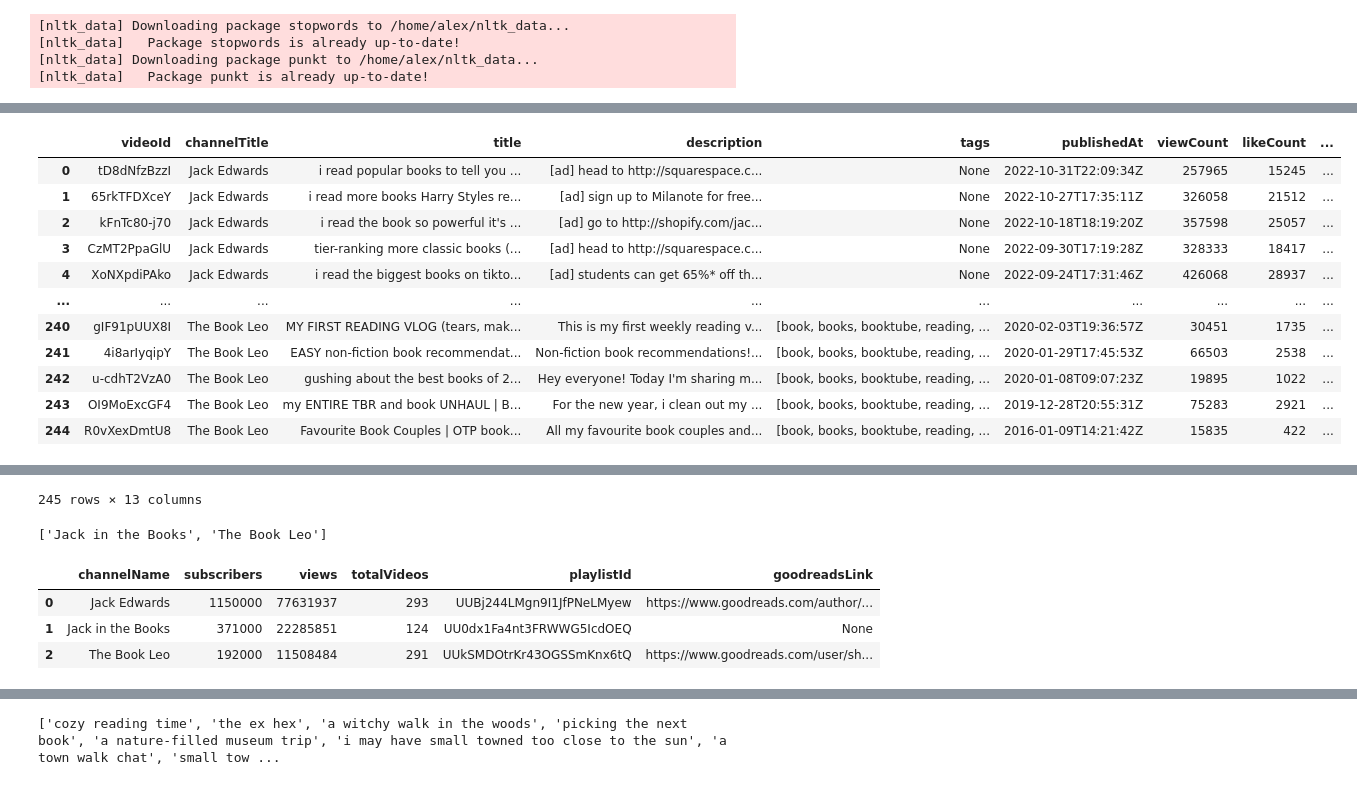
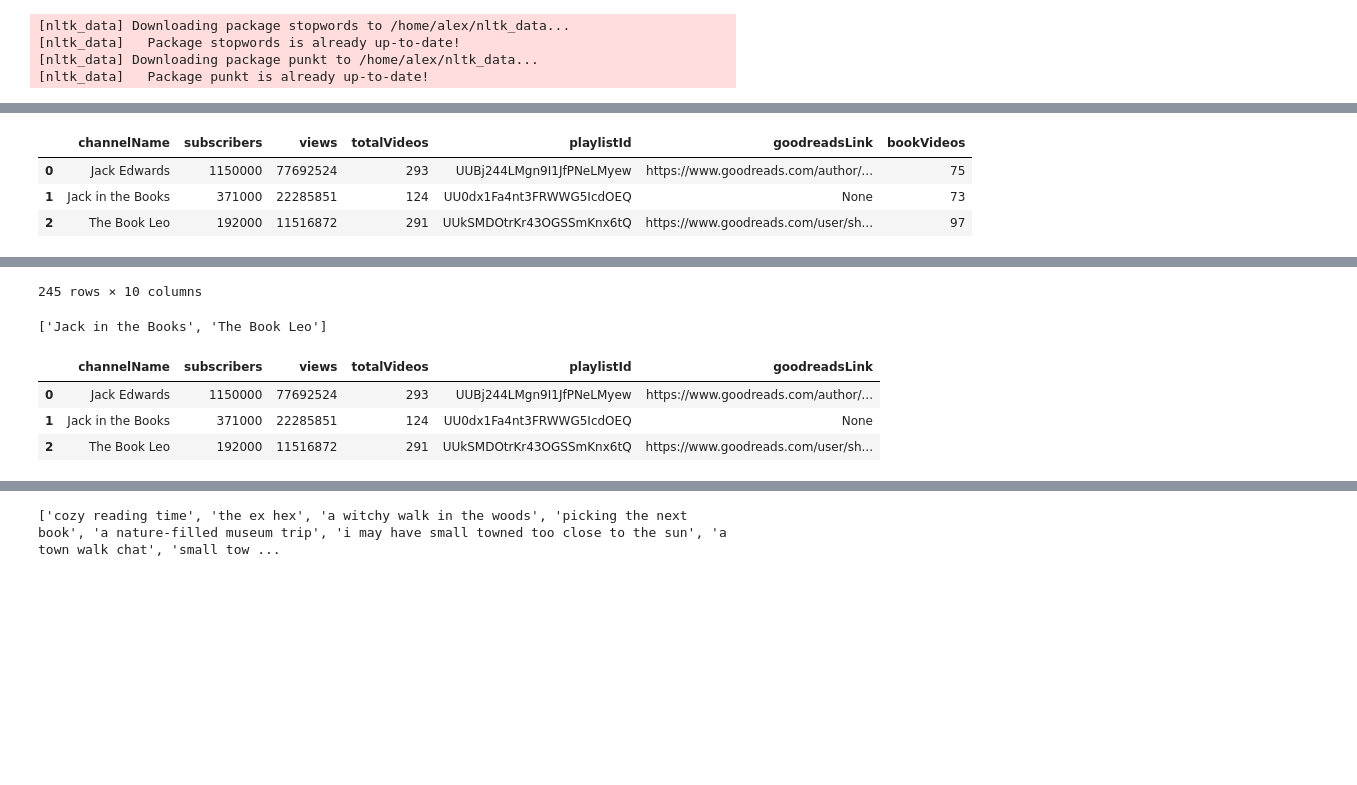
Before and after one commit to alex-x-o/Youreads, a Jupyter notebook: youtube_api.ipynb, the cells around one changed output, grey strips where cells are left out. Saved outputs shown, nothing was run; the diff lists cells and outputs as text; code cells hidden in the pictures; blank space fills up the shorter version.

```diff
--- a/youtube_api.ipynb
+++ b/youtube_api.ipynb
@@ -65,40 +65,37 @@ transcript_text = ' '.join(list(map(lambda x: x.get('text'), transcript)))
 names = re.findall('[A-Z][a-z]+\s+[A-Z][a-z]+', transcript_text)
 # print(names)
 # %%
+book_videos = []
 book_videos_df = pd.DataFrame()
+
 for playlist_id in playlist_ids:
     video_ids = get_video_ids(youtube, playlist_id)
     video_df = get_video_details(youtube, video_ids)
     titles = get_book_related_videos(video_df)
+    book_videos.append(len(titles))
 
     # print(titles)
     # print(len(titles))
 
     book_df = video_df.loc[video_df['title'].isin(titles)]
 
     # print(book_df)
     # print(len(book_df))
 
     book_videos_df = pd.concat([book_videos_df, book_df], ignore_index=True)
 
     # comments_df = get_comments_in_videos(youtube, video_ids)
     # print(len(video_ids))
     # print(video_ids)
     # print(video_df)
     # print(comments_df)
     # print(comments_df['comments'][0])
 
+channel_stats['bookVideos'] = book_videos
+display(channel_stats)
 display(book_videos_df)
 # %% [output]
-|  | videoId | channelTitle | title | description | tags | publishedAt | viewCount | likeCount | ... |
-| 0 | tD8dNfzBzzI | Jack Edwards | i read popular books to tell you ... | [ad] head to http://squarespace.c... | None | 2022-10-31T22:09:34Z | 257965 | 15245 | ... |
-| 1 | 65rkTFDXceY | Jack Edwards | i read more books Harry Styles re... | [ad] sign up to Milanote for free... | None | 2022-10-27T17:35:11Z | 326058 | 21512 | ... |
-| 2 | kFnTc80-j70 | Jack Edwards | i read the book so powerful it's ... | [ad] go to http://shopify.com/jac... | None | 2022-10-18T18:19:20Z | 357598 | 25057 | ... |
-| 3 | CzMT2PpaGlU | Jack Edwards | tier-ranking more classic books (... | [ad] head to http://squarespace.c... | None | 2022-09-30T17:19:28Z | 328333 | 18417 | ... |
-| 4 | XoNXpdiPAko | Jack Edwards | i read the biggest books on tikto... | [ad] students can get 65%* off th... | None | 2022-09-24T17:31:46Z | 426068 | 28937 | ... |
-| ... | ... | ... | ... | ... | ... | ... | ... | ... | ... |
-| 240 | gIF91pUUX8I | The Book Leo | MY FIRST READING VLOG (tears, mak... | This is my first weekly reading v... | [book, books, booktube, reading, ... | 2020-02-03T19:36:57Z | 30451 | 1735 | ... |
-| 241 | 4i8arIyqipY | The Book Leo | EASY non-fiction book recommendat... | Non-fiction book recommendations!... | [book, books, booktube, reading, ... | 2020-01-29T17:45:53Z | 66503 | 2538 | ... |
-| 242 | u-cdhT2VzA0 | The Book Leo | gushing about the best books of 2... | Hey everyone! Today I'm sharing m... | [book, books, booktube, reading, ... | 2020-01-08T09:07:23Z | 19895 | 1022 | ... |
-| 243 | OI9MoExcGF4 | The Book Leo | my ENTIRE TBR and book UNHAUL | B... | For the new year, i clean out my ... | [book, books, booktube, reading, ... | 2019-12-28T20:55:31Z | 75283 | 2921 | ... |
-| 244 | R0vXexDmtU8 | The Book Leo | Favourite Book Couples | OTP book... | All my favourite book couples and... | [book, books, booktube, reading, ... | 2016-01-09T14:21:42Z | 15835 | 422 | ... |
+|  | channelName | subscribers | views | totalVideos | playlistId | goodreadsLink | bookVideos |
+| 0 | Jack Edwards | 1150000 | 77692524 | 293 | UUBj244LMgn9I1JfPNeLMyew | https://www.goodreads.com/author/... | 75 |
+| 1 | Jack in the Books | 371000 | 22285851 | 124 | UU0dx1Fa4nt3FRWWG5IcdOEQ | None | 73 |
+| 2 | The Book Leo | 192000 | 11516872 | 291 | UUkSMDOtrKr43OGSSmKnx6tQ | https://www.goodreads.com/user/sh... | 97 |
@@ -105,4 +114,4 @@ display(book_videos_df)
-245 rows × 13 columns
+245 rows × 10 columns
 # %%
 # list of channels that don't have goodreads link in their channel bio
 empty_goodreads = channel_stats[channel_stats['goodreadsLink'].isnull()]['channelName'].tolist()
@@ -127,7 +136,7 @@ for ind in first_desc.index:
 display(channel_stats)
 # %% [output]
 |  | channelName | subscribers | views | totalVideos | playlistId | goodreadsLink |
-| 0 | Jack Edwards | 1150000 | 77631937 | 293 | UUBj244LMgn9I1JfPNeLMyew | https://www.goodreads.com/author/... |
+| 0 | Jack Edwards | 1150000 | 77692524 | 293 | UUBj244LMgn9I1JfPNeLMyew | https://www.goodreads.com/author/... |
 | 1 | Jack in the Books | 371000 | 22285851 | 124 | UU0dx1Fa4nt3FRWWG5IcdOEQ | None |
-| 2 | The Book Leo | 192000 | 11508484 | 291 | UUkSMDOtrKr43OGSSmKnx6tQ | https://www.goodreads.com/user/sh... |
+| 2 | The Book Leo | 192000 | 11516872 | 291 | UUkSMDOtrKr43OGSSmKnx6tQ | https://www.goodreads.com/user/sh... |
 # %%
```
Also changed, not shown: parts of 16 cells of this notebook, 5 other files.
